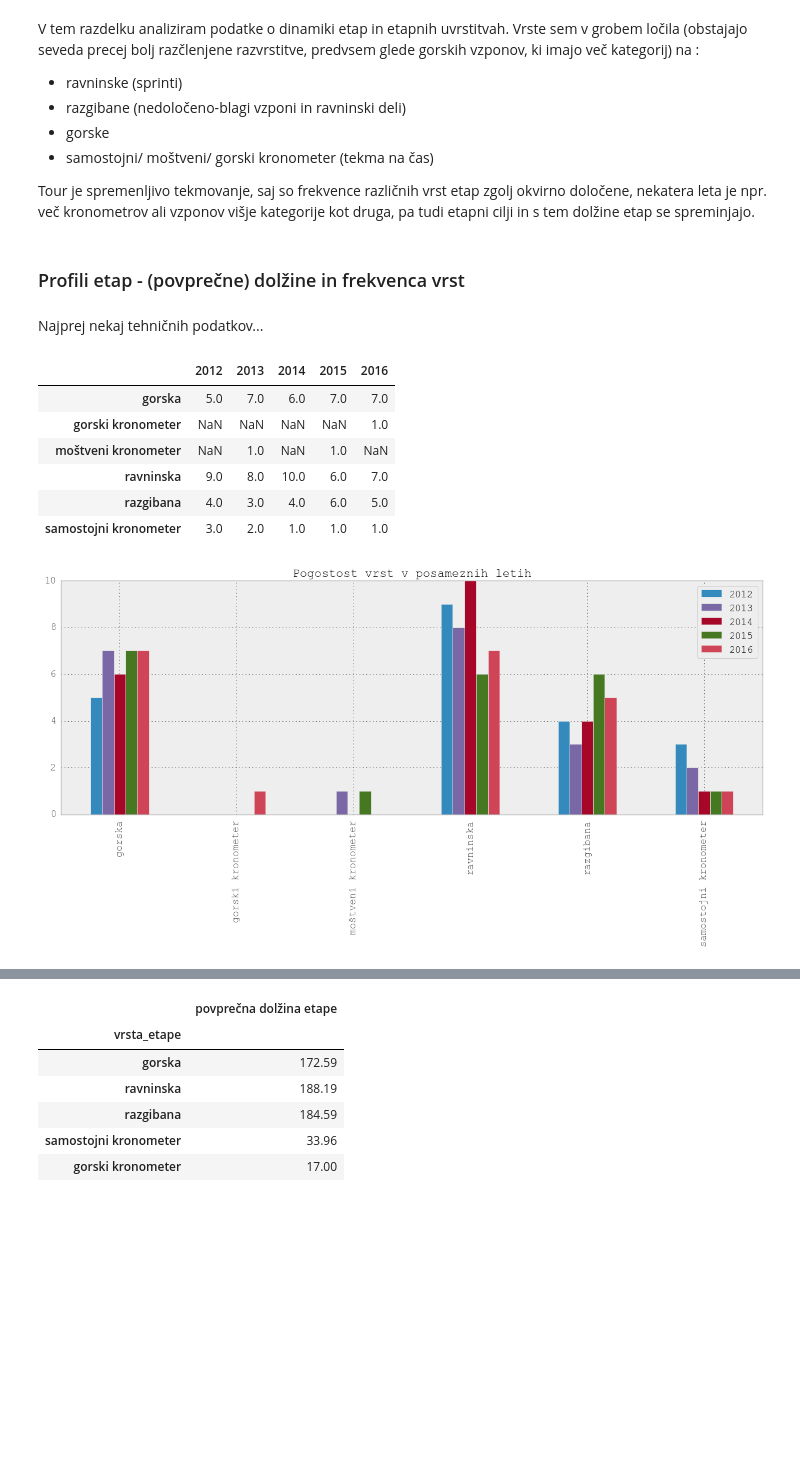
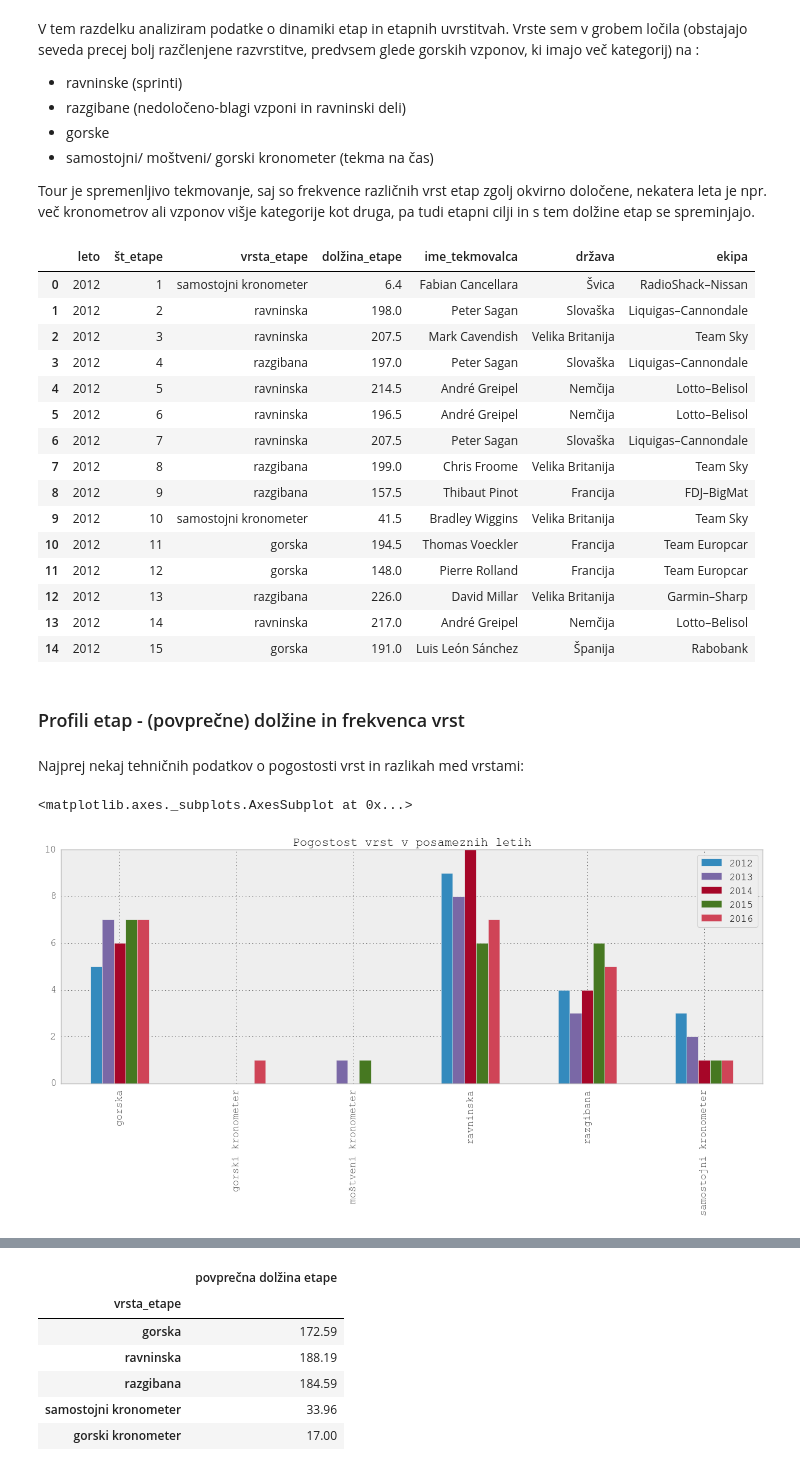
Before and after one commit to aeTS/Projekt-PRO1, a Jupyter notebook: Projekt_analiza_Tour.ipynb, the cells around one changed output, grey strips where cells are left out. Cells and saved outputs as stored; diff of their text form; code cells hidden in the pictures; blank space fills up the shorter version.

```diff
--- a/Projekt_analiza_Tour.ipynb
+++ b/Projekt_analiza_Tour.ipynb
@@ -330,4 +299,24 @@ e2016 = pd.read_csv('Etape\\Tour2016.csv')
+# %%
+etape = pd.read_csv('etape.csv')
+etape[:15]
+# %% [output]
+|  | leto | št_etape | vrsta_etape | dolžina_etape | ime_tekmovalca | država | ekipa |
+| 0 | 2012 | 1 | samostojni kronometer | 6.4 | Fabian Cancellara | Švica | RadioShack–Nissan |
+| 1 | 2012 | 2 | ravninska | 198.0 | Peter Sagan | Slovaška | Liquigas–Cannondale |
+| 2 | 2012 | 3 | ravninska | 207.5 | Mark Cavendish | Velika Britanija | Team Sky |
+| 3 | 2012 | 4 | razgibana | 197.0 | Peter Sagan | Slovaška | Liquigas–Cannondale |
+| 4 | 2012 | 5 | ravninska | 214.5 | André Greipel | Nemčija | Lotto–Belisol |
+| 5 | 2012 | 6 | ravninska | 196.5 | André Greipel | Nemčija | Lotto–Belisol |
+| 6 | 2012 | 7 | ravninska | 207.5 | Peter Sagan | Slovaška | Liquigas–Cannondale |
+| 7 | 2012 | 8 | razgibana | 199.0 | Chris Froome | Velika Britanija | Team Sky |
+| 8 | 2012 | 9 | razgibana | 157.5 | Thibaut Pinot | Francija | FDJ–BigMat |
+| 9 | 2012 | 10 | samostojni kronometer | 41.5 | Bradley Wiggins | Velika Britanija | Team Sky |
+| 10 | 2012 | 11 | gorska | 194.5 | Thomas Voeckler | Francija | Team Europcar |
+| 11 | 2012 | 12 | gorska | 148.0 | Pierre Rolland | Francija | Team Europcar |
+| 12 | 2012 | 13 | razgibana | 226.0 | David Millar | Velika Britanija | Garmin–Sharp |
+| 13 | 2012 | 14 | ravninska | 217.0 | André Greipel | Nemčija | Lotto–Belisol |
+| 14 | 2012 | 15 | gorska | 191.0 | Luis León Sánchez | Španija | Rabobank |
 # %% [markdown]
 ### Profili etap - (povprečne) dolžine in frekvenca vrst
 # %% [markdown]
-Najprej nekaj tehničnih podatkov...
+Najprej nekaj tehničnih podatkov o pogostosti vrst in razlikah med vrstami:
@@ -337,13 +323,11 @@ et = E[['leto', 'št_etape', 'vrsta_etape', 'dolžina_etape', 'ime_tekmovalca']]
-# %%
-graf(e2012, e2013, e2014, e2015, e2016, 'vrsta_etape', 'Pogostost vrst v posameznih letih',
-    ['2012', '2013', '2014', '2015', '2016'])
-tabela(e2012, e2013, e2014, e2015, e2016, 'vrsta_etape')
-# %% [output]
-|  | 2012 | 2013 | 2014 | 2015 | 2016 |
-| gorska | 5.0 | 7.0 | 6.0 | 7.0 | 7.0 |
-| gorski kronometer | NaN | NaN | NaN | NaN | 1.0 |
-| moštveni kronometer | NaN | 1.0 | NaN | 1.0 | NaN |
-| ravninska | 9.0 | 8.0 | 10.0 | 6.0 | 7.0 |
-| razgibana | 4.0 | 3.0 | 4.0 | 6.0 | 5.0 |
-| samostojni kronometer | 3.0 | 2.0 | 1.0 | 1.0 | 1.0 |
-[figure, removed]
+# %%
+graf(etape[etape.leto == 2012],
+     etape[etape.leto == 2013],
+     etape[etape.leto == 2014],
+     etape[etape.leto == 2015],
+     etape[etape.leto == 2016],
+     'vrsta_etape', 'Pogostost vrst v posameznih letih',
+    ['2012', '2013', '2014', '2015', '2016'])
+# %% [output]
+<matplotlib.axes._subplots.AxesSubplot at 0x...>
+[figure, added]
```
Also changed, not shown: parts of 57 cells of this notebook, 4 other files.
